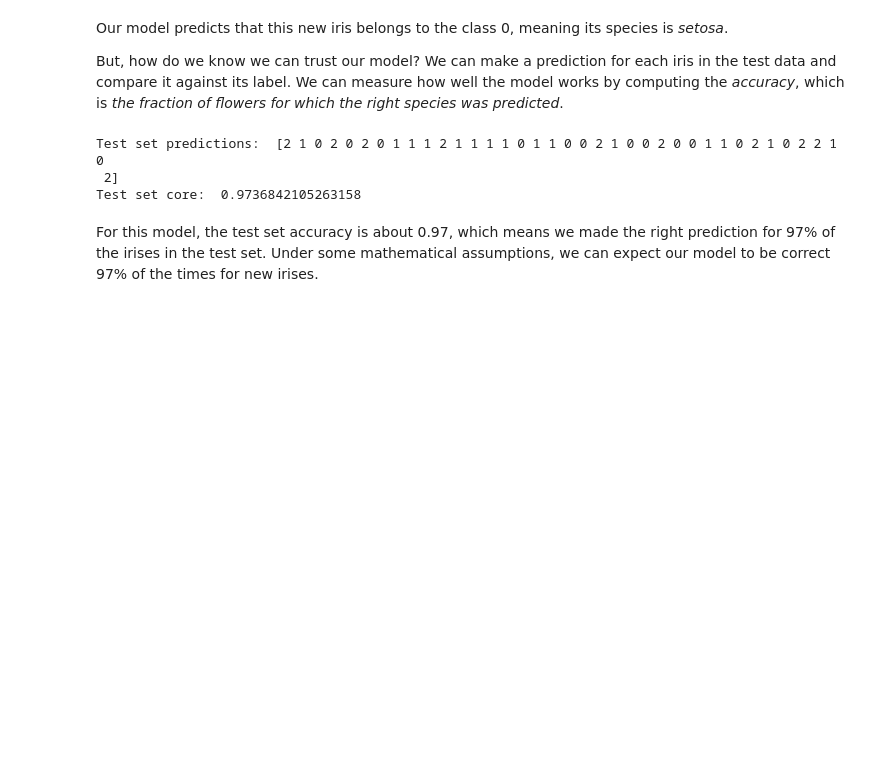
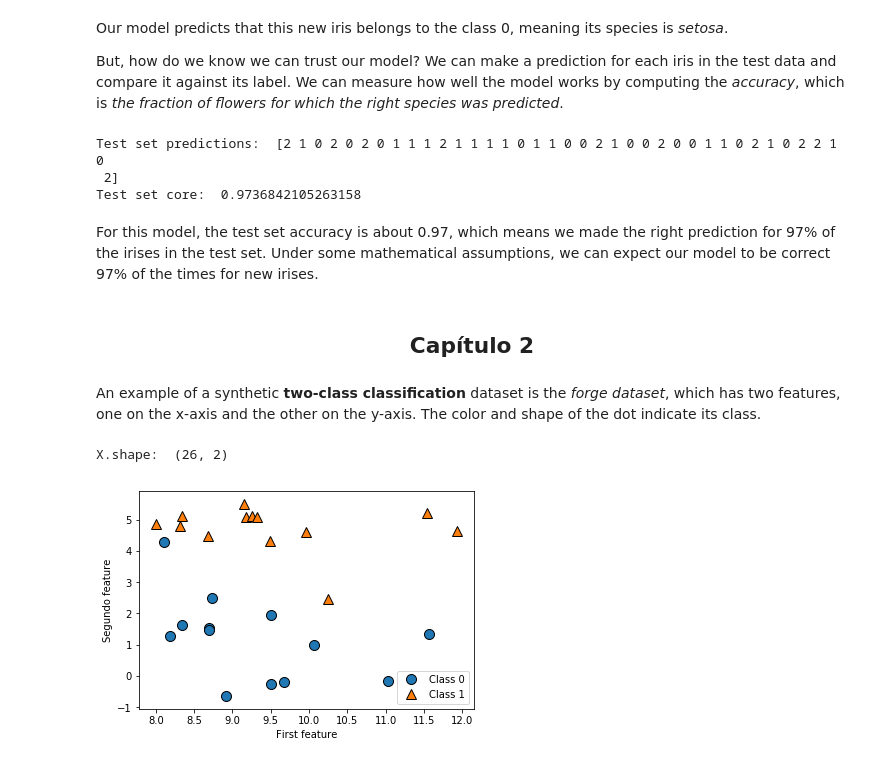
Before and after one commit to arodel21/Boosted_Di-Higgs_Identification, a Jupyter notebook: notebooks/Iris_Tutorial.ipynb, the cells around one changed output. Cells and saved outputs as stored; diff of their text form; code cells hidden in the pictures; blank space fills up the shorter version.

```diff
--- a/notebooks/Iris_Tutorial.ipynb
+++ b/notebooks/Iris_Tutorial.ipynb
@@ -192,3 +192,22 @@ Test set predictions:  [2 1 0 2 0 2 0 1 1 1 2 1 1 1 1 0 1 1 0 0 2 1 0 0 2 0 0 1
 Test set core:  0.9736842105263158
 # %% [markdown]
 For this model, the test set accuracy is about 0.97, which means we made the right prediction for 97% of the irises in the test set. Under some mathematical assumptions, we can expect our model to be correct 97% of the times for new irises.
+# %% [markdown]
+## <center>Capítulo 2</center>
+# %% [markdown]
+An example of a synthetic **two-class classification** dataset is the *forge dataset*, which has two features, one on the x-axis and the other on the y-axis. The color and shape of the dot indicate its class.
+# %%
+import matplotlib.pyplot as plt
+
+# generate dataset
+X, y = mglearn.datasets.make_forge()
+
+# plot dataset
+mglearn.discrete_scatter(X[:,0],X[:,1],y)
+plt.legend(["Class 0", "Class 1"], loc=4)
+plt.xlabel("First feature")
+plt.ylabel("Segundo feature")
+print("X.shape: ", X.shape)
+# %% [output]
+X.shape:  (26, 2)
+[figure, added]
```
Also changed, not shown: parts of 11 cells of this notebook.
